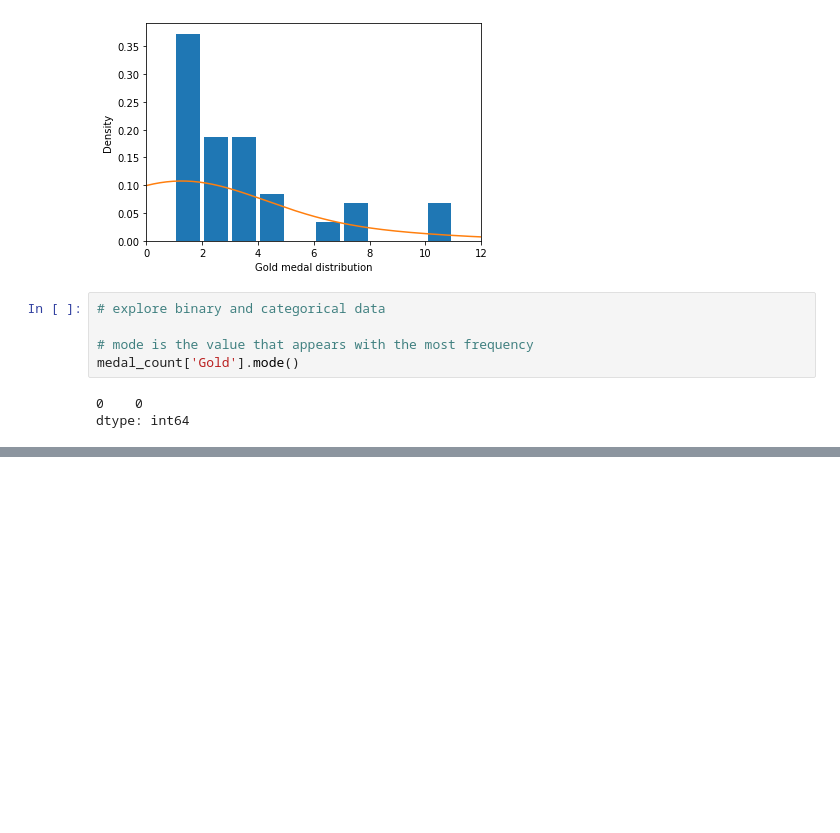
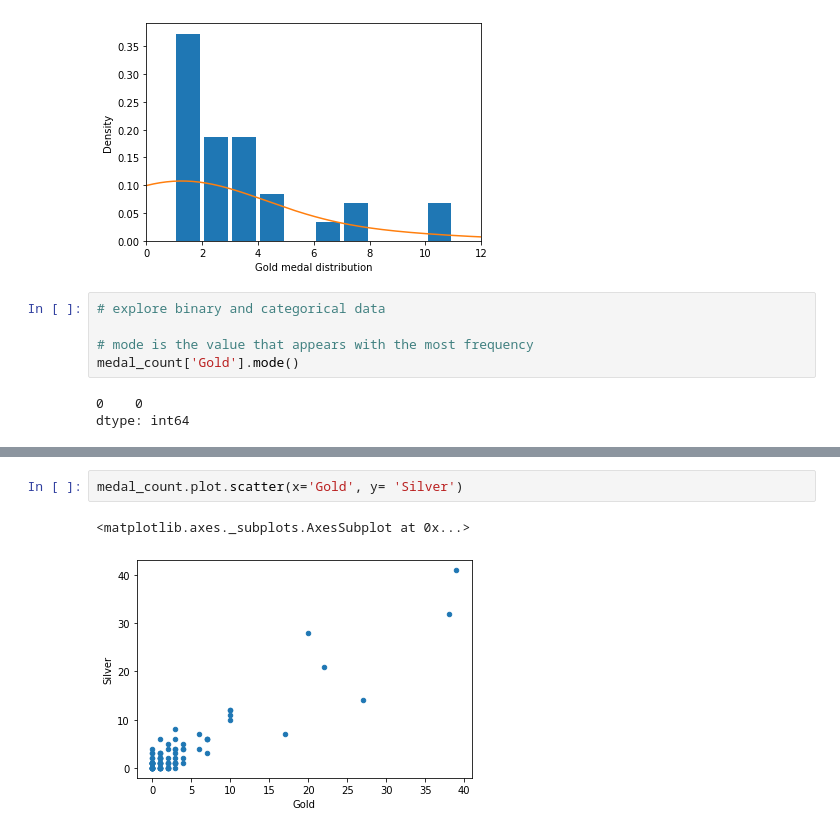
Before and after one commit to leiyan29/statistics, a Jupyter notebook: practical statistiscs_1.ipynb, the cells around one changed output, grey strips where cells are left out. Drawn from its saved outputs; the diff is of its cells as text; blank space fills up the shorter version.

```diff
--- a/practical statistiscs_1.ipynb
+++ b/practical statistiscs_1.ipynb
@@ -185,0 +214,5 @@ Text(0, 0.5, 'Countries')
+# %%
+medal_count.plot.scatter(x='Gold', y= 'Silver')
+# %% [output]
+<matplotlib.axes._subplots.AxesSubplot at 0x...>
+[figure, added]
```
Also changed, not shown: parts of 18 cells of this notebook.
